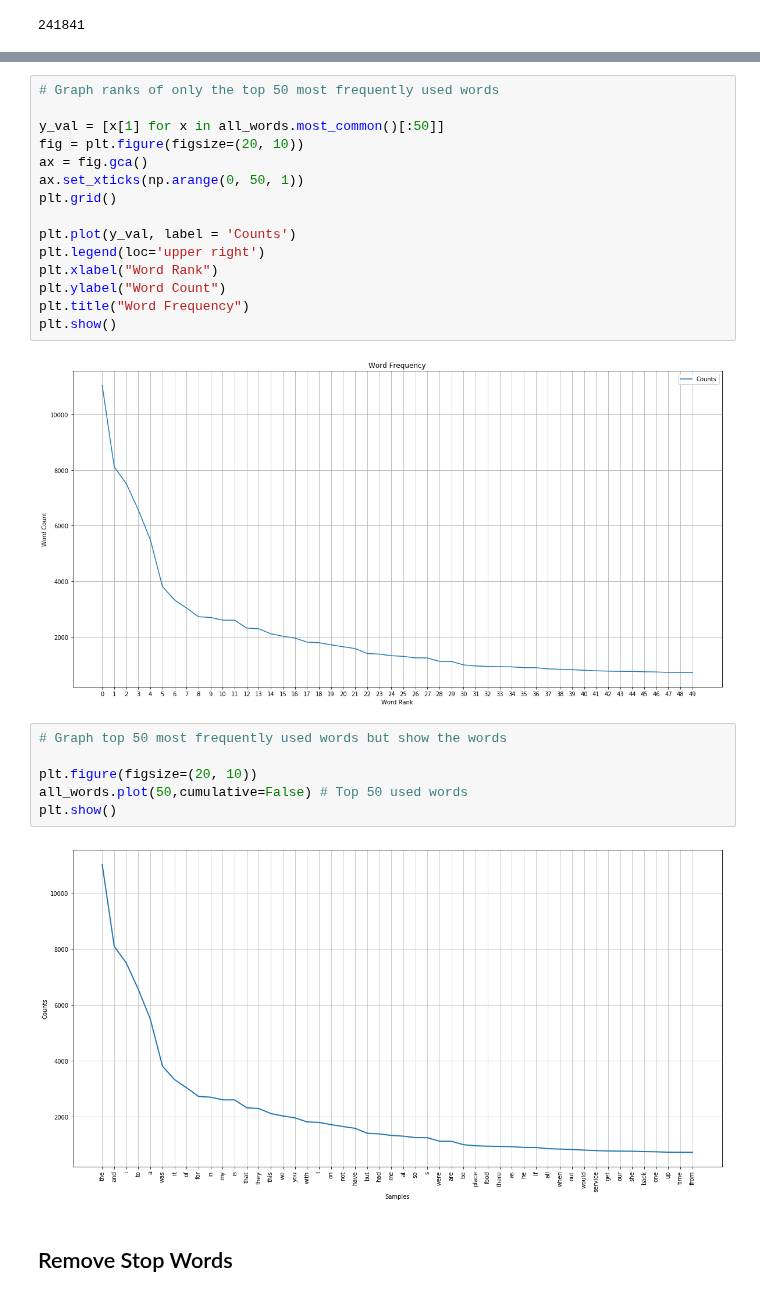
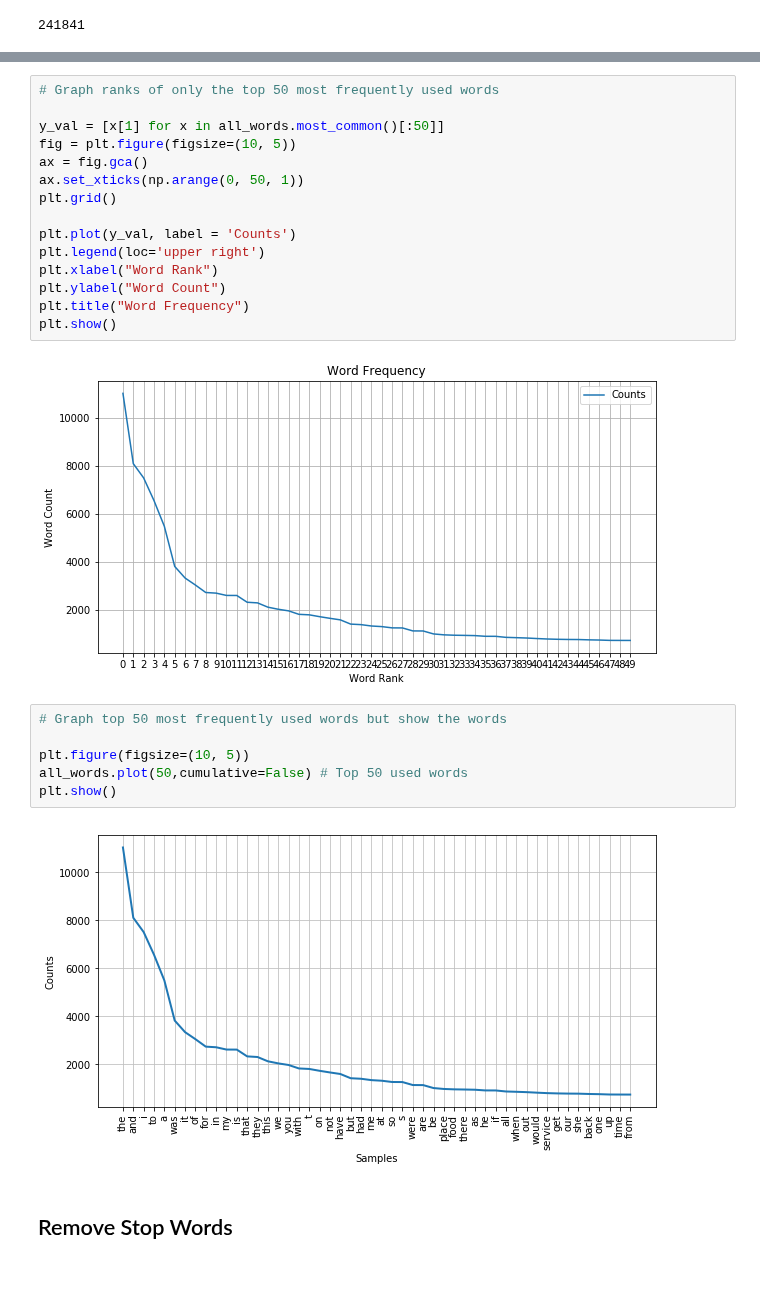
Before and after one commit to edgar971/cs-498-advanced-machine-learning, a Jupyter notebook: assignments/7-Text Bag-of-Words Search and Classification/assignment7.ipynb, the cells around one changed output, grey strips where cells are left out. Drawn from its saved outputs; the diff is of its cells as text.

```diff
--- a/assignments/7-Text Bag-of-Words Search and Classification/assignment7.ipynb
+++ b/assignments/7-Text Bag-of-Words Search and Classification/assignment7.ipynb
@@ -69,7 +68,7 @@ plt.show()
 # Graph ranks of only the top 50 most frequently used words
 
 y_val = [x[1] for x in all_words.most_common()[:50]]
-fig = plt.figure(figsize=(20, 10))
+fig = plt.figure(figsize=(10, 5))
 ax = fig.gca()
 ax.set_xticks(np.arange(0, 50, 1))
 plt.grid()
@@ -81,15 +80,15 @@ plt.ylabel("Word Count")
 plt.title("Word Frequency")
 plt.show()
 # %% [output]
-[figure, old version]
+[figure, new version]
 # %%
 # Graph top 50 most frequently used words but show the words
 
-plt.figure(figsize=(20, 10))
+plt.figure(figsize=(10, 5))
 all_words.plot(50,cumulative=False) # Top 50 used words
 plt.show()
 # %% [output]
-[figure, old version]
+[figure, new version]
 # %% [markdown]
 ## Remove Stop Words
 # %%
```
Also changed, not shown: parts of 6 cells of this notebook.
